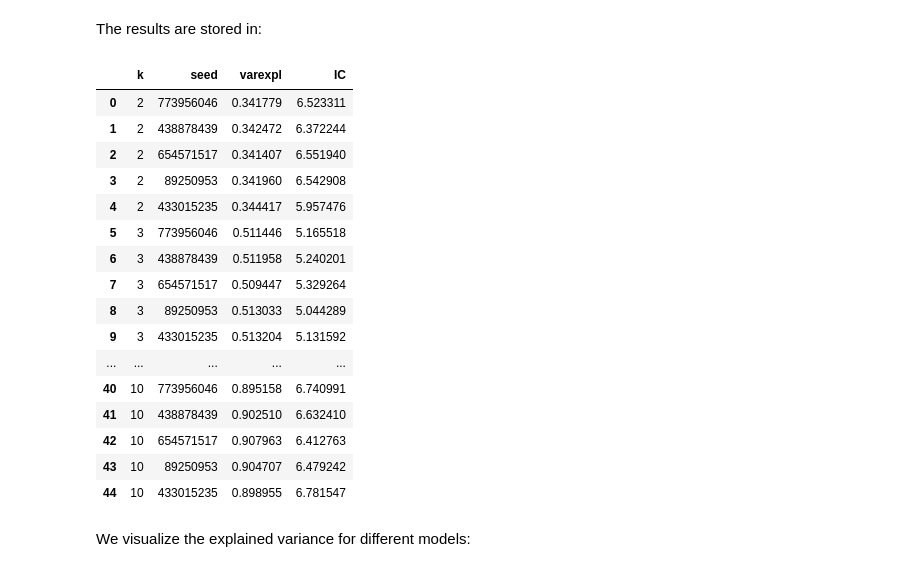
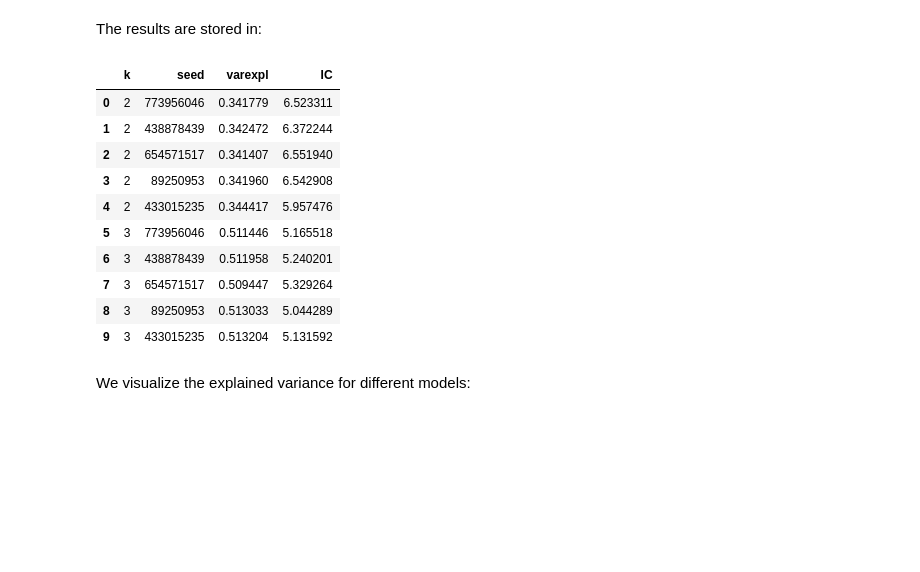
Before and after one commit to saezlab/ParTIpy, a Jupyter notebook: docs/notebooks/cross_condition_lupus.ipynb, the cells around one changed output. Cells and saved outputs as stored; diff of their text form; code cells hidden in the pictures; blank space fills up the shorter version.

```diff
--- a/docs/notebooks/cross_condition_lupus.ipynb
+++ b/docs/notebooks/cross_condition_lupus.ipynb
@@ -84,0 +23,3 @@ AnnData object with n_obs × n_vars = 47819 × 30867
+# %%
+adata = load_ncM_lupus_data()
+adata
@@ -189,25 +134,19 @@ pt.compute_selection_metrics(adata=adata, min_k=2, max_k=10)
 # %% [markdown]
 The results are stored in:
 # %%
-adata.uns["AA_metrics"]
+adata.uns["AA_metrics"].head(10)
 # %% [output]
 |  | k | seed | varexpl | IC |
 | 0 | 2 | 773956046 | 0.341779 | 6.523311 |
 | 1 | 2 | 438878439 | 0.342472 | 6.372244 |
 | 2 | 2 | 654571517 | 0.341407 | 6.551940 |
 | 3 | 2 | 89250953 | 0.341960 | 6.542908 |
 | 4 | 2 | 433015235 | 0.344417 | 5.957476 |
 | 5 | 3 | 773956046 | 0.511446 | 5.165518 |
 | 6 | 3 | 438878439 | 0.511958 | 5.240201 |
 | 7 | 3 | 654571517 | 0.509447 | 5.329264 |
 | 8 | 3 | 89250953 | 0.513033 | 5.044289 |
 | 9 | 3 | 433015235 | 0.513204 | 5.131592 |
-| ... | ... | ... | ... | ... |
-| 40 | 10 | 773956046 | 0.895158 | 6.740991 |
-| 41 | 10 | 438878439 | 0.902510 | 6.632410 |
-| 42 | 10 | 654571517 | 0.907963 | 6.412763 |
-| 43 | 10 | 89250953 | 0.904707 | 6.479242 |
-| 44 | 10 | 433015235 | 0.898955 | 6.781547 |
 # %% [markdown]
 We visualize the explained variance for different models:
 # %%
```
Also changed, not shown: parts of 7 cells of this notebook, 12 other files.
